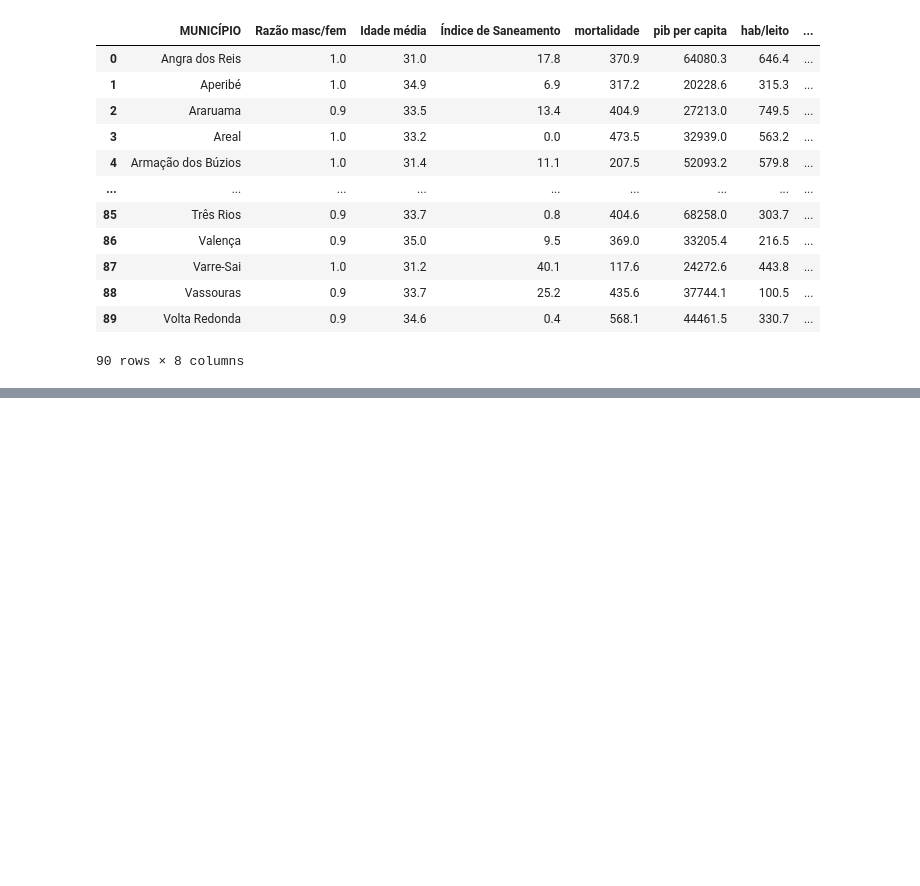
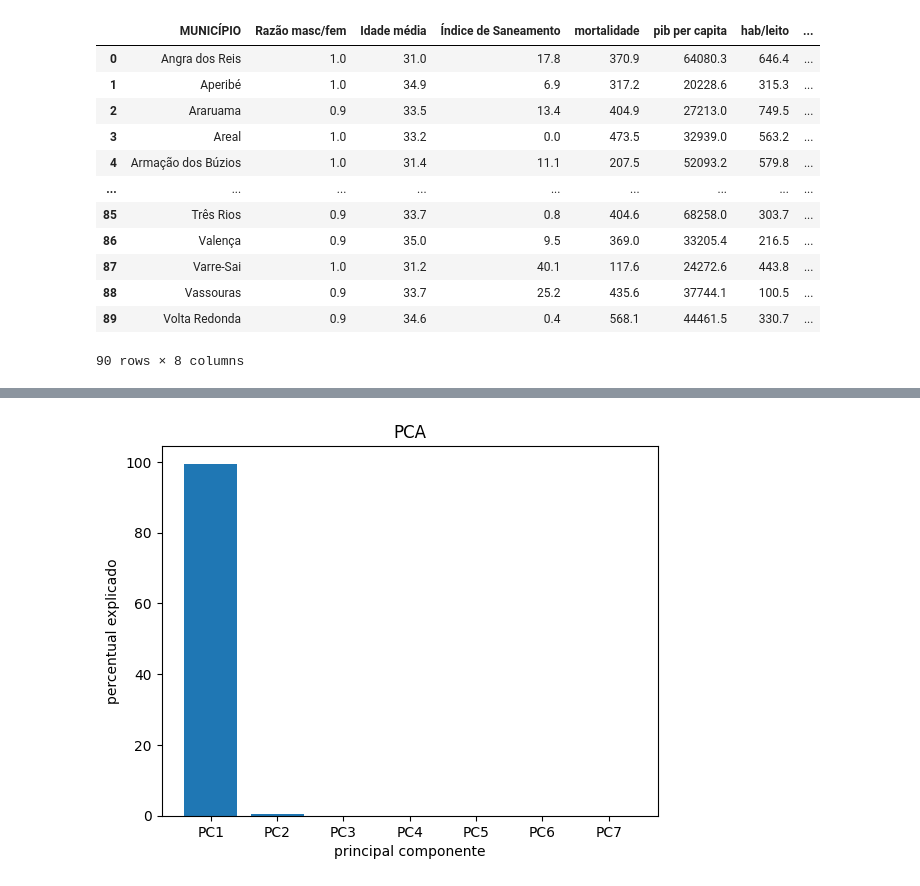
Before and after one commit to leonaardoas/PCA-COVID19, a Jupyter notebook: PCA_Covid_19.ipynb, the cells around one changed output, grey strips where cells are left out. Drawn from its saved outputs; the diff is of its cells as text; code cells hidden in the pictures; blank space fills up the shorter version.

```diff
--- a/PCA_Covid_19.ipynb
+++ b/PCA_Covid_19.ipynb
@@ -133,4 +124,6 @@ S = np.cov(np.transpose(X))
+# %%
+normalization = preprocessing.scale(labels.T)
 # %%
-pca = PCA(n_components=3)
-pca.fit(X)
+pca =PCA()
+pca.fit(normalization)
 # %% [output]
@@ -157,0 +133,3 @@ labels.sort_values(by='PCA1')
+# %%
+percent = np.round(pca.explained_variance_ratio_* 100, decimals=1)
+components = ['PC' + str(x) for x in range(1, len(percent)+1)]
@@ -157,0 +153,8 @@ labels.sort_values(by='PCA1')
+# %%
+plt.bar(x=range(1,len(percent)+1), height=percent, tick_label=components)
+plt.ylabel('percentual explicado')
+plt.xlabel('principal componente')
+plt.title('PCA')
+plt.show()
+# %% [output]
+[figure, added]
```
Also changed, not shown: parts of 19 cells of this notebook.
